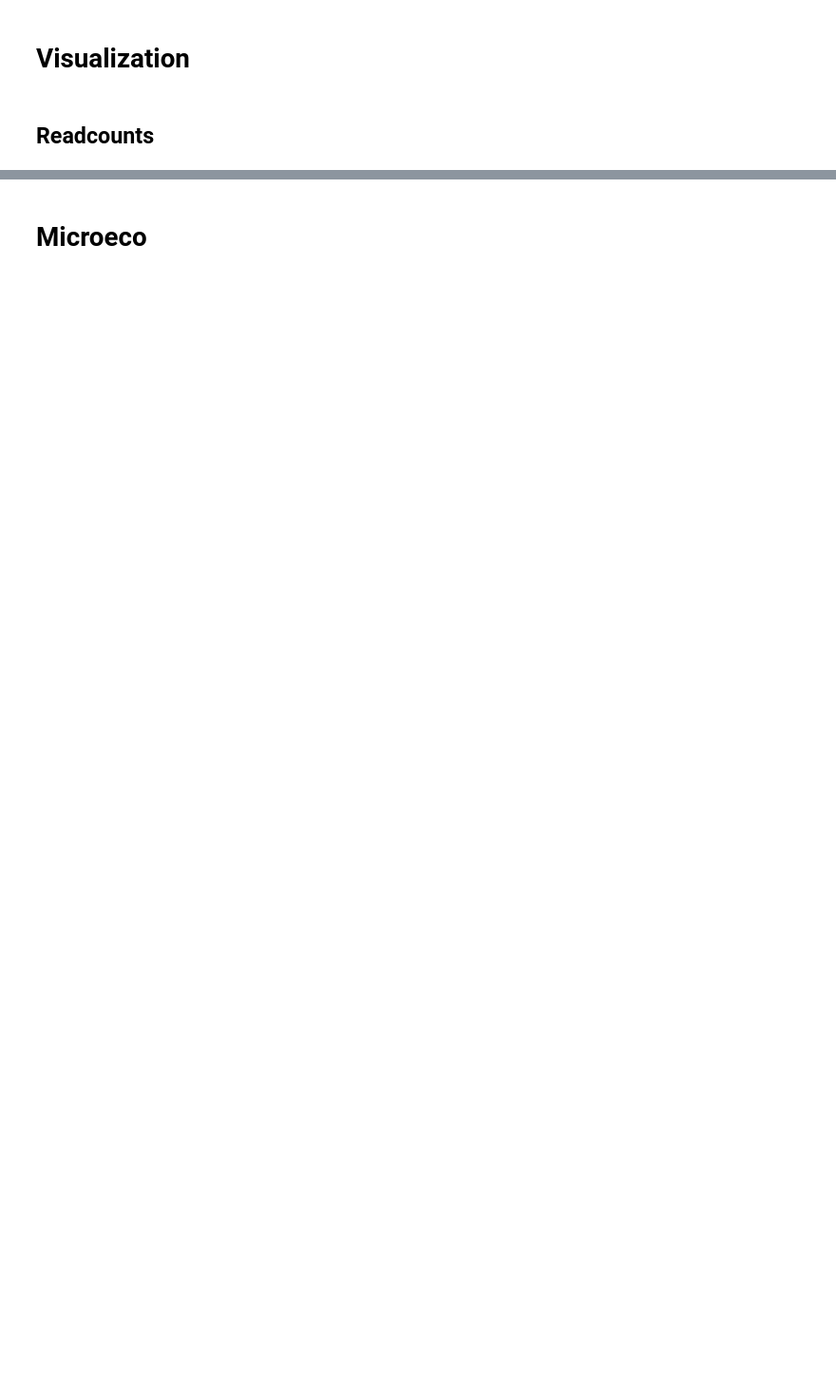
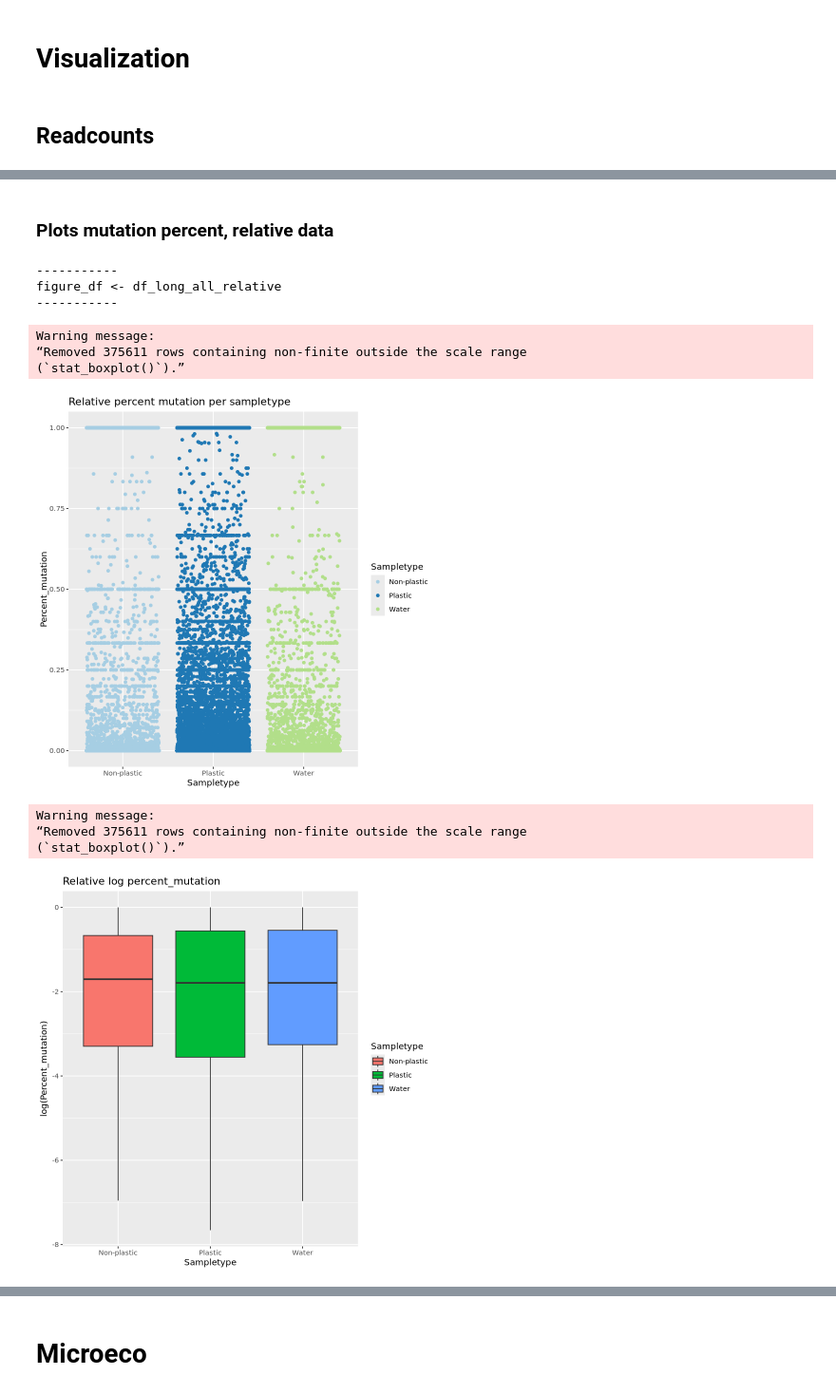
Before and after one commit to blomfelt/plastisphere, a Jupyter notebook: plastisphere.ipynb, the cells around one changed output, grey strips where cells are left out. Shown at 95% size. Drawn from its saved outputs; the diff is of its cells as text; code cells hidden in the pictures; blank space fills up the shorter version.

```diff
--- a/plastisphere.ipynb
+++ b/plastisphere.ipynb
@@ -627,0 +322,58 @@ aldex.plot(x.all, type="MW", test="welch", xlab="Dispersion",
+# %% [markdown]
+### Plots mutation percent, relative data
+# %%
+figure_df <- df_long_all_relative; cat("\n-----------\nfigure_df <- df_long_all_relative\n-----------\n")
+
+# TILE
+#figure_df %>%
+#    ggplot(aes(Description, Sample, fill = Percent_mutation))+
+#    geom_tile()
+
+# JITTER
+figure_df %>%
+    ggplot(aes(Sampletype, Percent_mutation, col = Sampletype)) +
+        scale_color_brewer(palette = "Paired")+
+        geom_jitter()+
+        labs(title = "Relative percent mutation per sampletype")
+
+# LOG BOXPLOT
+plot_box_log <- figure_df %>%
+    ggplot(aes(Sampletype, log(Percent_mutation), fill = Sampletype)) +
+        scale_color_brewer(palette = "Paired") +
+        geom_boxplot() +
+        labs(title = "Relative log percent_mutation")
+
+plot_box_log
+plot_box_log + geom_jitter()
+
+# BOXPLOT
+plot_box <- figure_df %>%
+    ggplot(aes(Substrate, Percent_mutation, col = Sampletype)) +
+        scale_color_brewer(palette = "Paired")+
+        geom_boxplot() +
+        theme(axis.text.x = element_text(angle = 45, vjust = 1, hjust=1)) +
+        labs(title = "Relative percent mutation per substrate")
+plot_box
+
+# WATER ONLY
+figure_df %>%
+    filter(Substrate == c("Seawater", "Freshwater")) %>%
+    ggplot(aes(Substrate, Percent_mutation, col = Sampletype)) +
+        scale_color_brewer(palette = "Paired")+
+        geom_boxplot() +
+        geom_jitter() +
+        theme(axis.text.x = element_text(angle = 45, vjust = 1, hjust=1)) +
+        labs(title = "Relative percent mutation water only") +
+        ylab("Percent mutation, NOT normalized")
+# %% [output]
+-----------
+figure_df <- df_long_all_relative
+-----------
+Warning message:
+“Removed 375611 rows containing non-finite outside the scale range
+(`stat_boxplot()`).”
+[figure, added]
+Warning message:
+“Removed 375611 rows containing non-finite outside the scale range
+(`stat_boxplot()`).”
+[figure, added]
```
Also changed, not shown: parts of 49 cells of this notebook.
